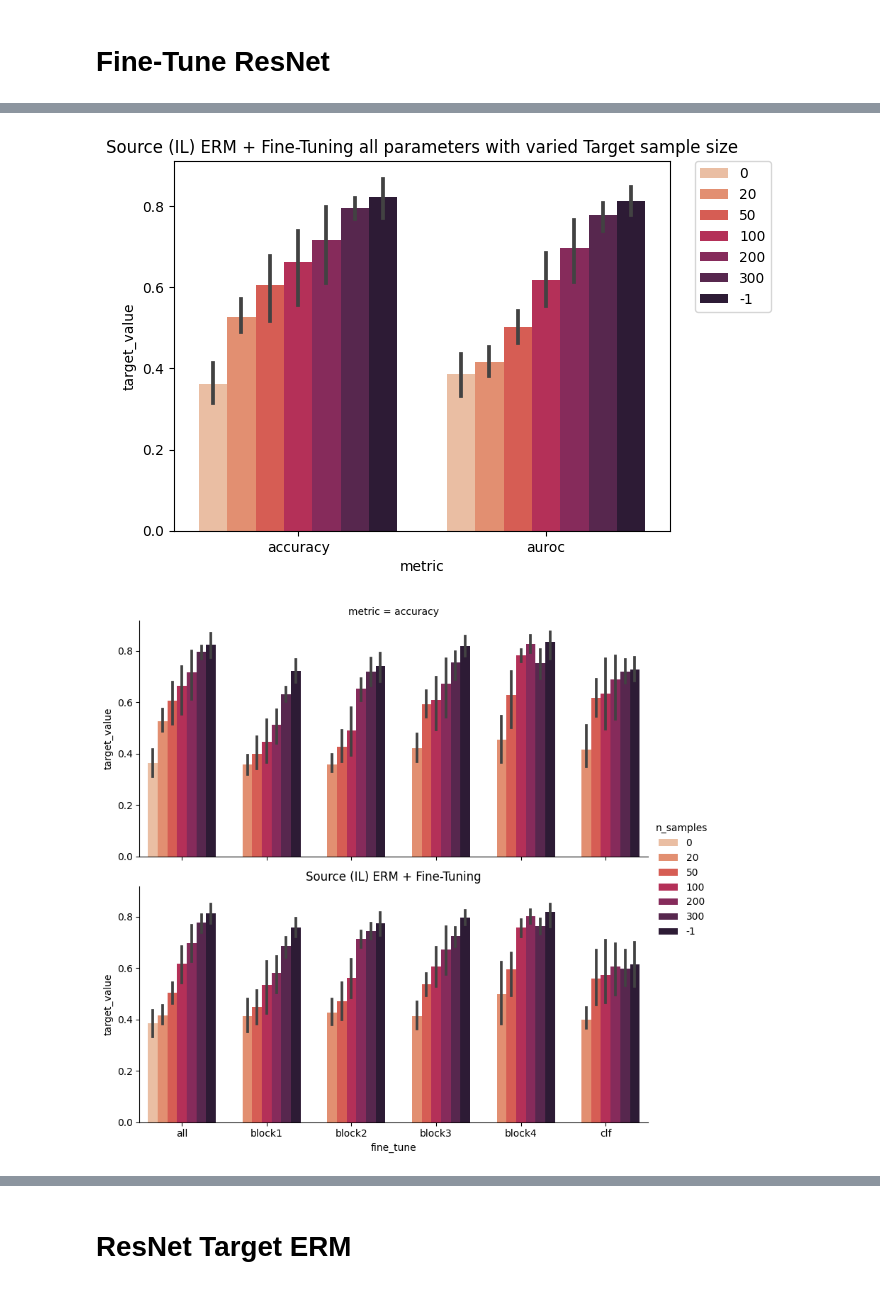
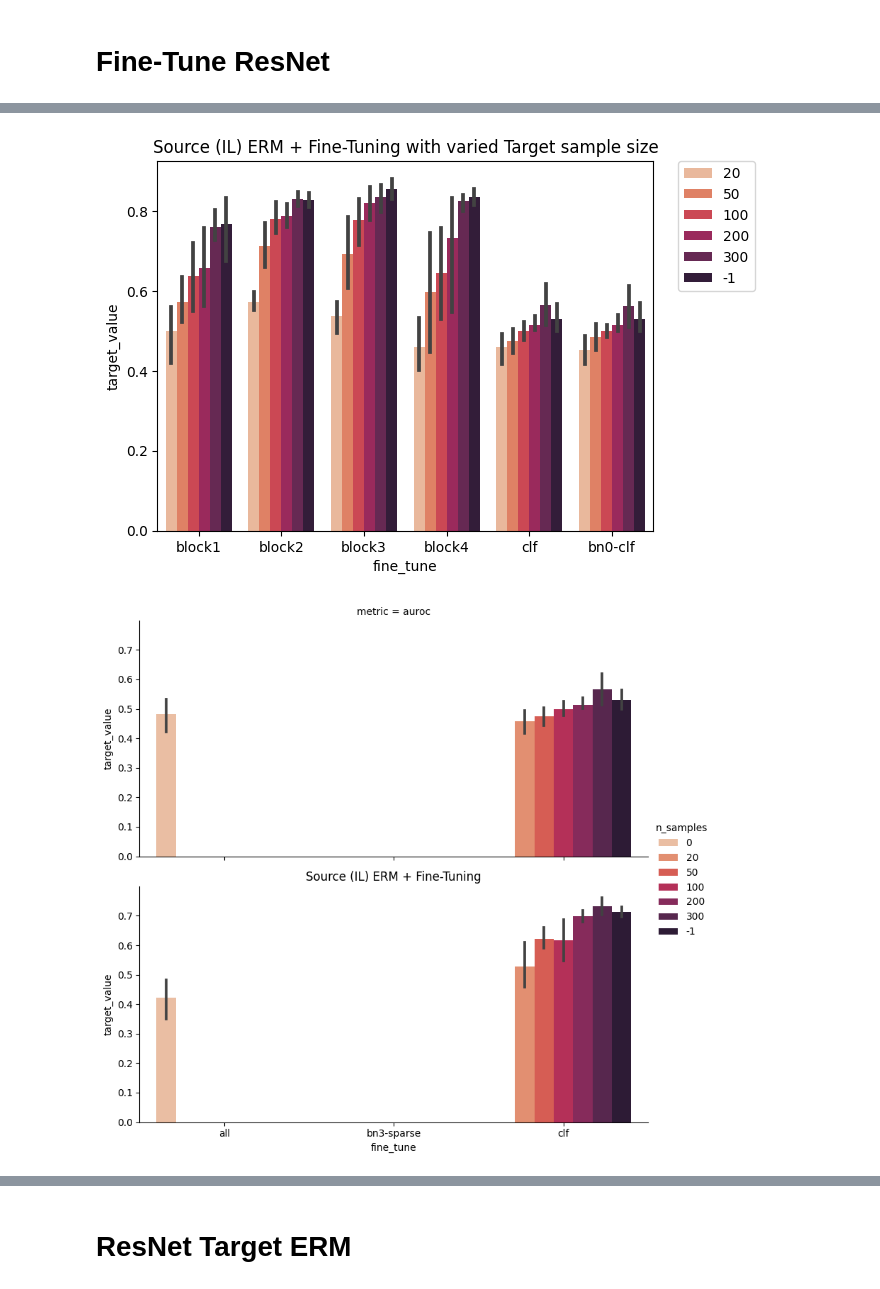
Before and after one commit to nicchiou/domain_adapt_cxr, a Jupyter notebook: notebooks/results/ExperimentSummary.ipynb, the cells around one changed output, grey strips where cells are left out. Drawn from its saved outputs; the diff is of its cells as text; code cells hidden in the pictures.

```diff
--- a/notebooks/results/ExperimentSummary.ipynb
+++ b/notebooks/results/ExperimentSummary.ipynb
@@ -197,7 +176,7 @@ print_df(summarize_restarts(data))
 # %% [markdown]
 # Parse Results Files
 # %%
-res_dir = os.path.join(RESULTS_DIR, 'early_stop_auc', 'resnet')
+res_dir = os.path.join(RESULTS_DIR, 'early_stop_loss', 'resnet')
 
 # Get results from child experimental directories
 entries = []
@@ -228,9 +207,9 @@ for d in tqdm(os.listdir(res_dir)):
     if results_count != 5:
         incomplete.append(d)
 # %%
-res_dirs = [os.path.join(RESULTS_DIR, 'early_stop_auc', d) for d in [
-    'film_block-1_bn-3', 'film_block-2_bn-3', 'film_block-3_bn-3', 'film_block-4_bn-3',
-    'film_block-1234_bn-3', 'film_block-1234_bn-123', 'film_block-1234_bn-0123'
+res_dirs = [os.path.join(RESULTS_DIR, 'early_stop_loss', d) for d in [
+    'film_block-none_bn-0_none',
+    'film_block-4_bn-0123_all'
 ]]
 
 # Get FiLM results, parsing parent directory
@@ -240,6 +219,7 @@ for parent_dir in tqdm(res_dirs):
         parsed_d = get_attr_val_from_dirname(d)
         parsed_d['block'] = parent_dir.split('/')[-1].split('_')[1].split('-')[-1]
         parsed_d['bn'] = parent_dir.split('/')[-1].split('_')[2].split('-')[-1]
+        parsed_d['density'] = parent_dir.split('/')[-1].split('_')[3]
         results_count = 0
         for f in os.listdir(os.path.join(parent_dir, d)):
             if 'results' in f:
@@ -279,7 +253,7 @@ Directories with missing results:
 state_metric_cols = ['IL_acc', 'IL_auc', 'IL_loss', 'CA_acc', 'CA_auc', 'CA_loss',
                'IN_acc', 'IN_auc', 'IN_loss', 'TX_acc', 'TX_auc', 'TX_loss']
 metric_cols = ['source_acc', 'source_auc', 'source_loss', 'target_acc', 'target_auc', 'target_loss']
-cols = ['backbone', 'approach', 'domain', 'train_state', 'test_state', 'iter', 'n_samples', 'block', 'bn',
+cols = ['backbone', 'approach', 'domain', 'train_state', 'test_state', 'seed', 'n_samples', 'block', 'bn', 'density',
         'source_state', 'target_state', 'fine_tune', 'num_source', 'num_target'] + state_metric_cols + metric_cols
 
 df = pd.DataFrame.from_records(entries, columns=cols).drop(state_metric_cols, axis=1)
@@ -368,18 +316,19 @@ print_df(summarize_restarts(data))
 # %%
-data = df.loc[(df['backbone'] == 'resnet152') & (df['approach'] == 'Fine_Tune')].drop_duplicates(ignore_index=True)
+data = df.loc[(df['backbone'] == 'resnet152') & (df['approach'] == 'Fine_Tune_ResNet')].drop_duplicates(ignore_index=True)
 data = data.sort_values('target_state').reset_index(drop=True)
+data = data.dropna(subset=['seed'], axis=0)
 
-data_lf = df_lf.loc[(df_lf['backbone'] == 'resnet152') & (df_lf['approach'] == 'Fine_Tune')].drop_duplicates(ignore_index=True)
+data_lf = df_lf.loc[(df_lf['backbone'] == 'resnet152') & (df_lf['approach'] == 'Fine_Tune_ResNet')].drop_duplicates(ignore_index=True)
 data_lf = data_lf.sort_values('target_state').reset_index(drop=True)
 
 # Concatenate source ERM entries
-source_erm = df.loc[(df['backbone'] == 'resnet152') & (df['approach'] == 'Source_ERM')].drop_duplicates(ignore_index=True)
+source_erm = df.loc[(df['backbone'] == 'resnet152') & (df['approach'] == 'Source_ERM_ResNet')].drop_duplicates(ignore_index=True)
 source_erm = source_erm.sort_values('target_state').reset_index(drop=True)
 source_erm.loc[:, 'fine_tune'] = 'all'
 source_erm.loc[:, 'n_samples'] = 0
 data = pd.concat([data, source_erm], axis=0)
 
-source_erm_lf = df_lf.loc[(df_lf['backbone'] == 'resnet152') & (df_lf['approach'] == 'Source_ERM')].drop_duplicates(ignore_index=True)
+source_erm_lf = df_lf.loc[(df_lf['backbone'] == 'resnet152') & (df_lf['approach'] == 'Source_ERM_ResNet')].drop_duplicates(ignore_index=True)
 source_erm_lf = source_erm_lf.sort_values('target_state').reset_index(drop=True)
 source_erm_lf.loc[:, 'fine_tune'] = 'all'
 source_erm_lf.loc[:, 'n_samples'] = 0
@@ -401,19 +353,21 @@ print_df(summarize_restarts(data.loc[(data['n_samples'] == -1) & (data['fine_tun
 # %%
-sns.barplot(data=data_lf.loc[(data_lf['metric'] != 'logloss') & (data_lf['target_state'] == 'CA') & (data_lf['fine_tune'] == 'all')].drop_duplicates(ignore_index=True),
-            x='metric', y='target_value', hue='n_samples', hue_order=[0, 20, 50, 100, 200, 300, -1], palette='rocket_r')
+sns.barplot(data=data_lf.loc[(data_lf['metric'] == 'auroc') & (data_lf['target_state'] == 'CA')].drop_duplicates(ignore_index=True),
+            x='fine_tune', y='target_value', hue='n_samples',
+            order=['block1', 'block2', 'block3', 'block4', 'clf', 'bn0-clf'],
+            hue_order=[20, 50, 100, 200, 300, -1], palette='rocket_r')
 plt.legend(bbox_to_anchor=(1.05, 1), loc='upper left', borderaxespad=0)
-plt.title('Source (IL) ERM + Fine-Tuning all parameters with varied Target sample size');
+plt.title('Source (IL) ERM + Fine-Tuning with varied Target sample size');
 # %% [output]
-[figure, old version]
+[figure, new version]
 # %%
 sns.catplot(data=data_lf.loc[(data_lf['metric'] != 'logloss') & (data_lf['target_state'] == 'CA')].drop_duplicates(ignore_index=True),
-            x='fine_tune', order=['all', 'block1', 'block2', 'block3', 'block4', 'clf'],
+            x='fine_tune', order=['all', 'bn3-sparse', 'clf'],
             y='target_value', hue='n_samples', hue_order=[0, 20, 50, 100, 200, 300, -1],
             row='metric', kind='bar', palette='rocket_r',
             height=4, aspect=2)
 plt.title('Source (IL) ERM + Fine-Tuning');
 # %% [output]
-[figure, old version]
+[figure, new version]
 # %%
 print_df(summarize_restarts(data.loc[data['target_state'] == 'CA'], groupby_cols=['source_state', 'target_state', 'fine_tune', 'n_samples']))
 # %% [output]
```
Also changed, not shown: parts of 57 cells of this notebook, 14 other files.
